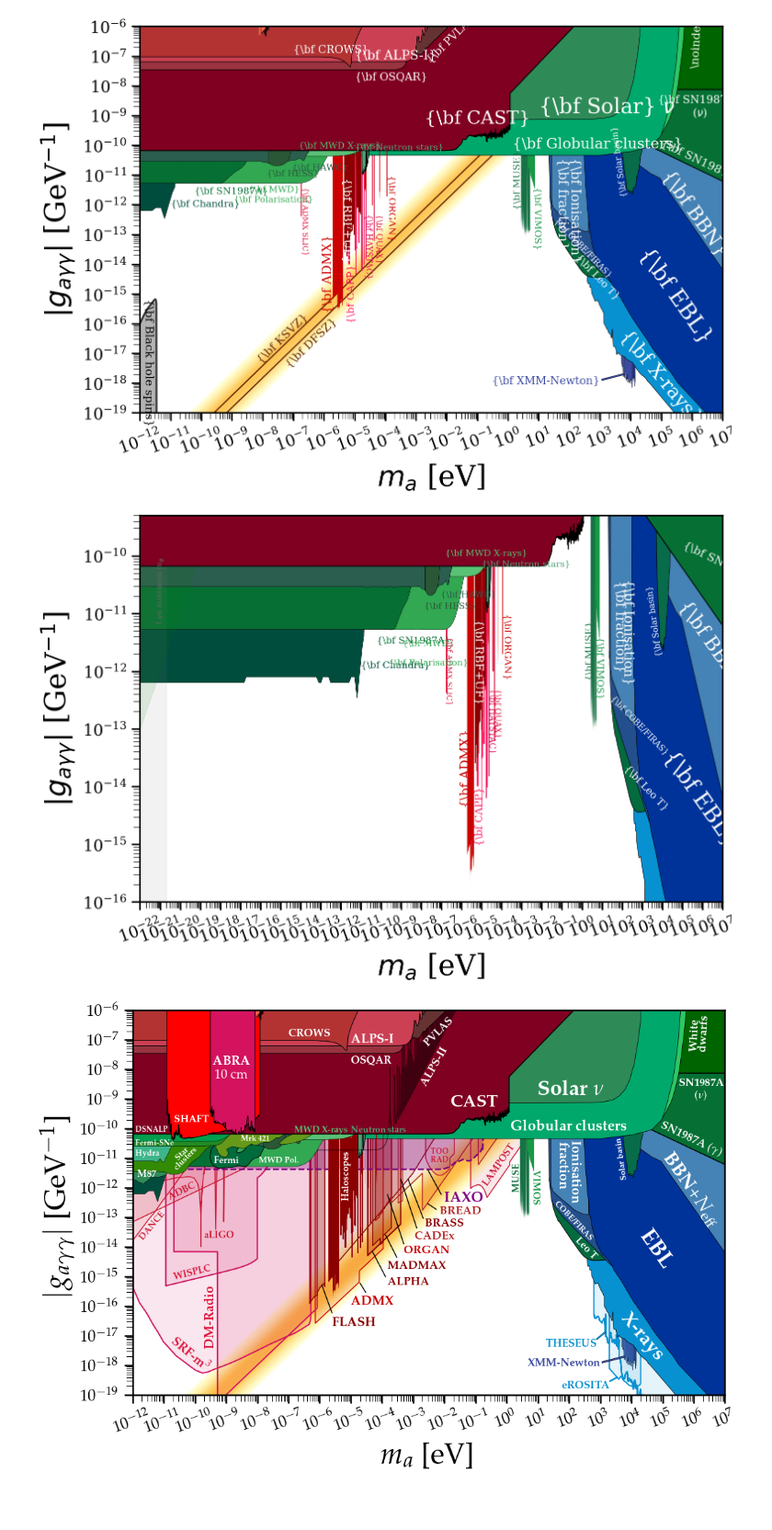
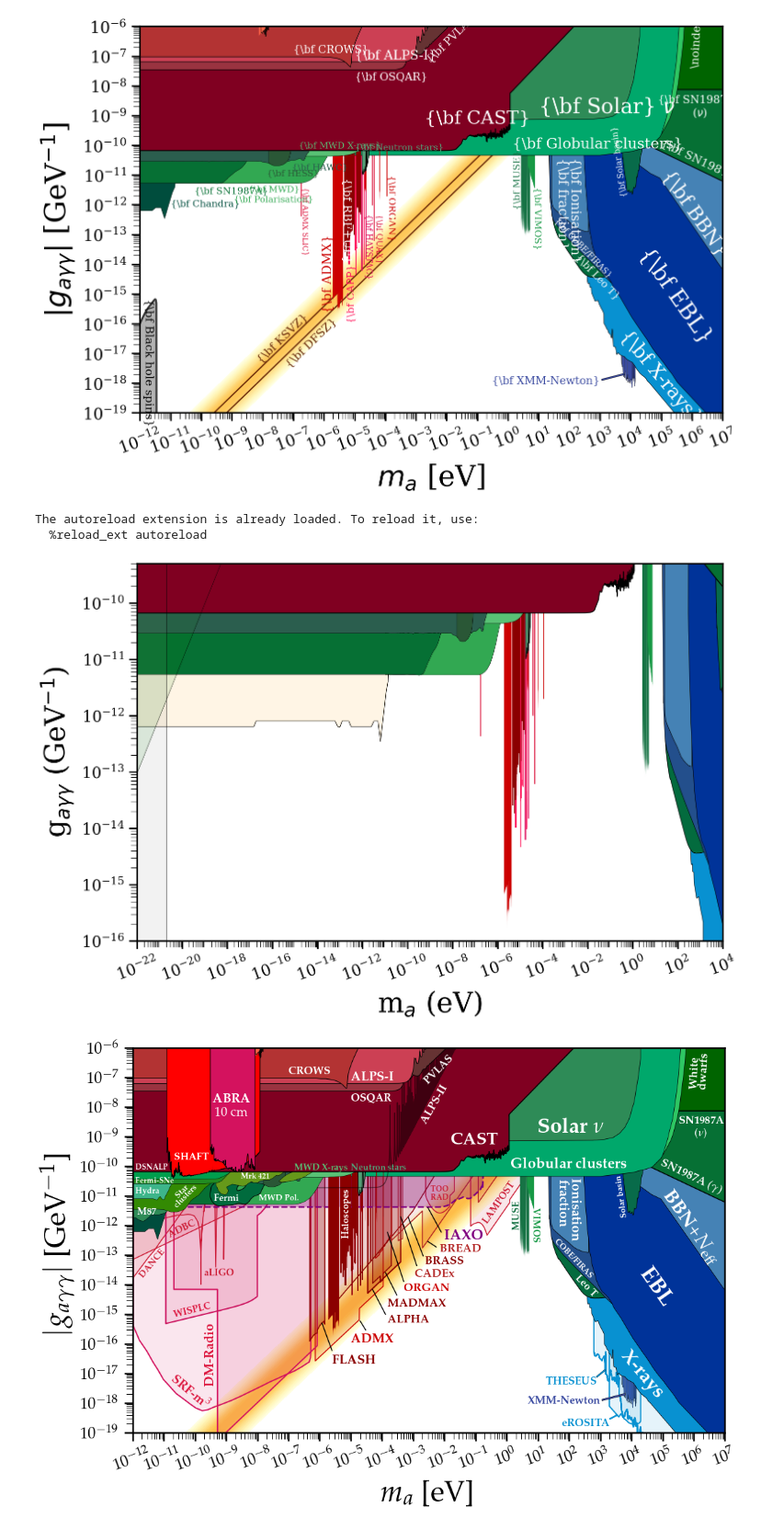
Before and after one commit to ykyohei/AxionLimits, a Jupyter notebook: AxionPhoton.ipynb, the cells around one changed output. Shown at 92% size. Saved outputs shown, nothing was run; the diff lists cells and outputs as text; code cells hidden in the pictures; blank space fills up the shorter version.

Commit message:
AxionPhoton plot

```diff
--- a/AxionPhoton.ipynb
+++ b/AxionPhoton.ipynb
@@ -49,39 +49,46 @@ BlackHoleSpins(ax,(1/137)*(1/(2*pi)),[1.5e-12,0.5e-17],rotation=-90,alpha=1,fs=1
 # %%
 %matplotlib inline
 %load_ext autoreload
 %autoreload 2
 from numpy import *
-import numpy as np
 import matplotlib.pyplot as plt
 from PlotFuncs import FigSetup, AxionPhoton, MySaveFig, BlackHoleSpins, FilledLimit
 
 
 fig,ax = FigSetup(Shape='Rectangular',ylab='$|g_{a\gamma\gamma}|$ [GeV$^{-1}$]',mathpazo=False)
 
 #AxionPhoton.QCDAxion(ax,C_center=abs(5/3-1.92)*(44/3-1.92)/2,C_width=0.7,vmax=1.1)
 AxionPhoton.Cosmology(ax)
 #AxionPhoton.StellarBounds(ax)
 AxionPhoton.SolarBasin(ax)
 AxionPhoton.Haloscopes(ax,BASE_arrow_on=True)
 AxionPhoton.Helioscopes(ax)
 #AxionPhoton.LSW(ax)
 AxionPhoton.LowMassAstroBounds(ax)
 AxionPhoton.ALPdecay(ax)
 AxionPhoton.NeutronStars(ax)
 
 # add ultra low
 ax.axvspan(0, 2e-21, 0,1, color='gray', alpha=.1)
-ax.text(x=2e-21, y = 9.5e-11, s='Lyα minimum m$_\phi$', color='dimgrey', size=12, verticalalignment='top', horizontalalignment='right', rotation=90)
+ax.axvline(2e-21, c='black', lw=.5)
+ax.text(x=2e-21, y = 9.5e-11, s='', color='dimgrey', size=12, verticalalignment='top', horizontalalignment='right', rotation=90)
 ax.fill_between([1e-22, 1e-21, 1e-18], 9.6e-13*np.array([1e-1, 1, 1e3]), [1,1,1], color='green', alpha=.1, label='Fedderke et al (2019)')
+ax.plot([1e-22, 1e-21, 1e-18], 9.6e-13*np.array([1e-1, 1, 1e3]), c='black', lw=.5)
 
-ax.set_xlim(left=1e-22)#, right=1)
+ax.set_xlim(left=1e-22, right=1e4)
 ax.set_ylim(bottom=1e-16, top=5e-10)
 #BlackHoleSpins(ax,(1/137)*(1/(2*pi)),[1.5e-12,0.5e-17],rotation=-90,alpha=1,fs=18,facecolor=[0.7,0.7,0.7],whichfile='Baryakhtar')
 
-#MySaveFig(fig,'AxionPhoton')
-plt.savefig('myplt1.png')
+
+plt.xticks(np.logspace(-22, 4, 14))
+plt.xlabel('m$_a$ (eV)')
+plt.ylabel('g$_{a\gamma\gamma}$ (GeV$^{-1}$)')
+plt.tight_layout()
+plt.savefig('modified limit.png')
 # %% [output]
+The autoreload extension is already loaded. To reload it, use:
+  %reload_ext autoreload
-[figure, old version]
+[figure, new version]
 # %%
 %matplotlib inline
 from numpy import *
```
Also changed, not shown: 1 other file.
